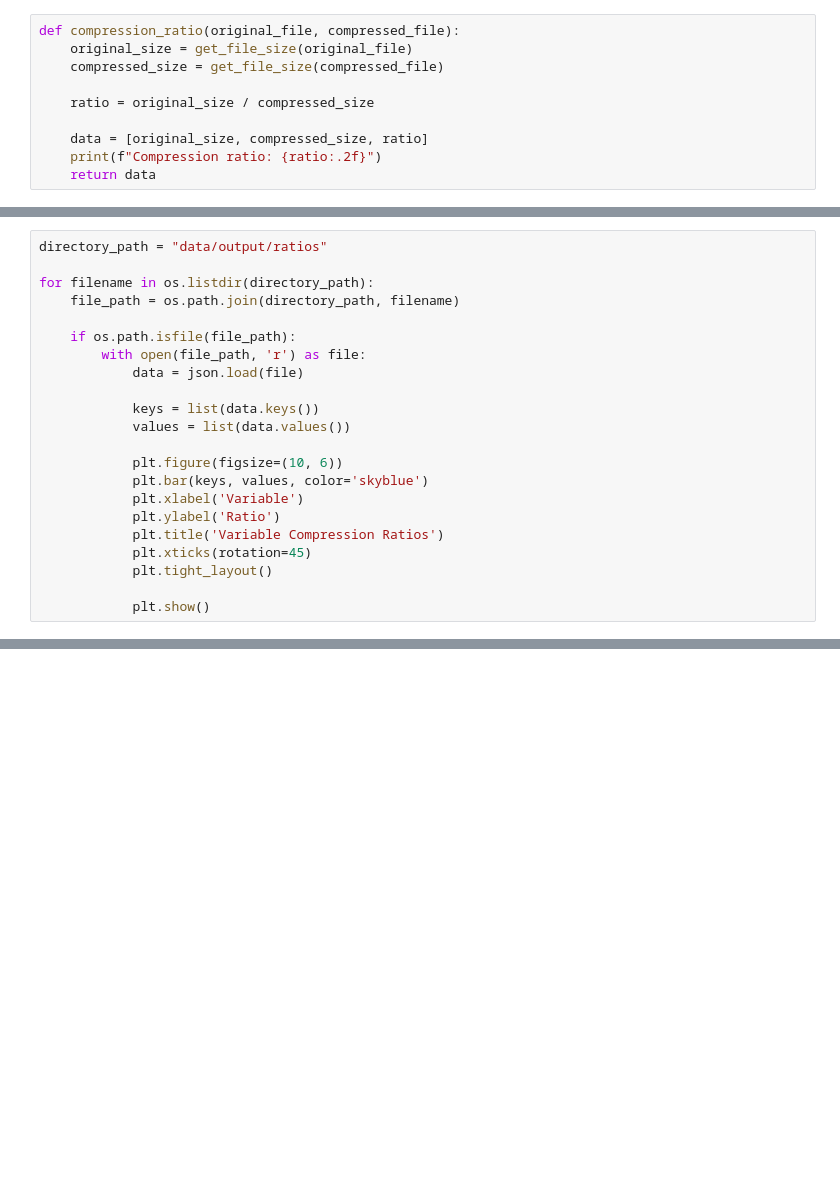
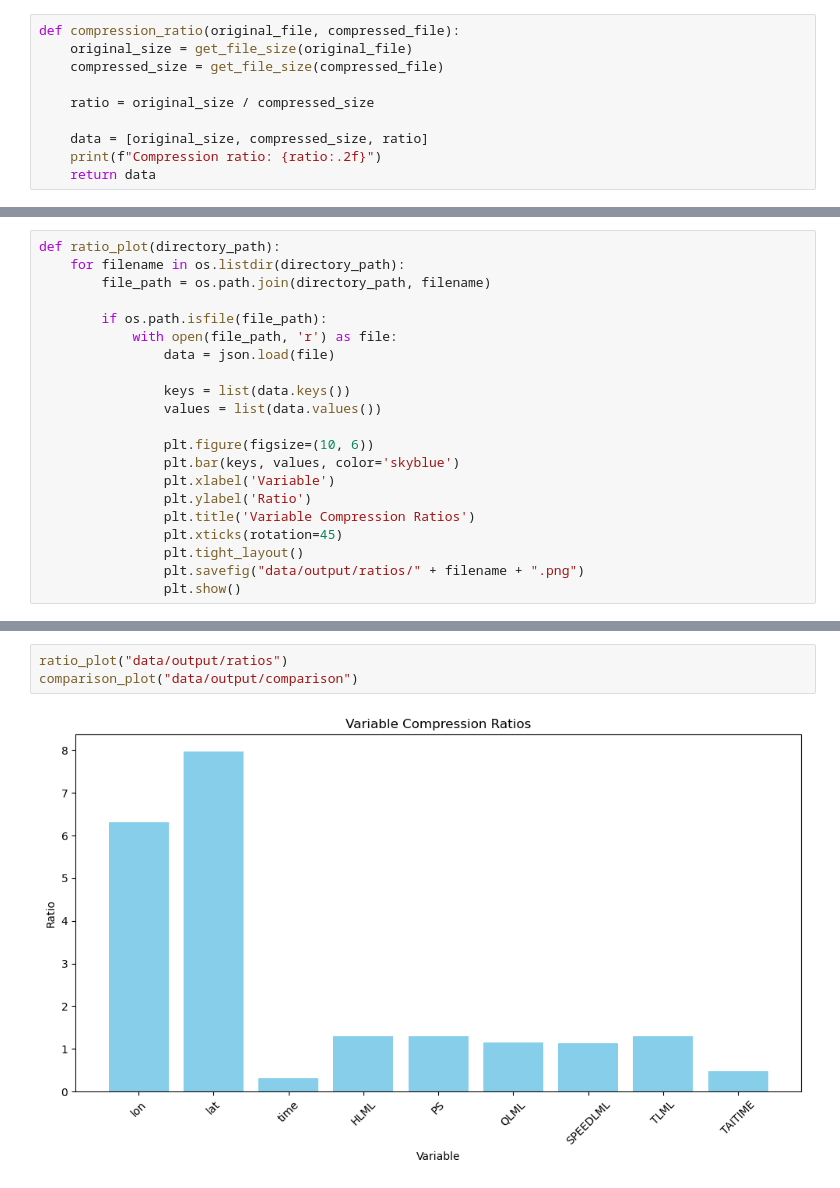
Before and after one commit to jefferyywei/nasa-compression, a Jupyter notebook: compression.ipynb, the cells around one changed output, grey strips where cells are left out. Drawn from its saved outputs; the diff is of its cells as text; blank space fills up the shorter version.

```diff
--- a/compression.ipynb
+++ b/compression.ipynb
@@ -115,24 +126,23 @@ Compression ratio: 0.47
 Compression ratios written to data/output/ratios/GEOS.fp.asm.inst1_2d_lfo_Nx.20200303_0000.V01.nc4_ratios.json
 File size comparisons written to data/output/comparison/GEOS.fp.asm.inst1_2d_lfo_Nx.20200303_0000.V01.nc4_comparison.json
 # %%
-directory_path = "data/output/ratios"
+def ratio_plot(directory_path):
+    for filename in os.listdir(directory_path):
+        file_path = os.path.join(directory_path, filename)
 
-for filename in os.listdir(directory_path):
-    file_path = os.path.join(directory_path, filename)
+        if os.path.isfile(file_path):
+            with open(file_path, 'r') as file:
+                data = json.load(file)
 
-    if os.path.isfile(file_path):
-        with open(file_path, 'r') as file:
-            data = json.load(file)
+                keys = list(data.keys())
+                values = list(data.values())
 
-            keys = list(data.keys())
-            values = list(data.values())
-
-            plt.figure(figsize=(10, 6))
-            plt.bar(keys, values, color='skyblue')
-            plt.xlabel('Variable')
-            plt.ylabel('Ratio')
-            plt.title('Variable Compression Ratios')
-            plt.xticks(rotation=45)
-            plt.tight_layout()
-
-            plt.show()
+                plt.figure(figsize=(10, 6))
+                plt.bar(keys, values, color='skyblue')
+                plt.xlabel('Variable')
+                plt.ylabel('Ratio')
+                plt.title('Variable Compression Ratios')
+                plt.xticks(rotation=45)
+                plt.tight_layout()
+                plt.savefig("data/output/ratios/" + filename + ".png")
+                plt.show()
@@ -172,0 +179,5 @@ for filename in os.listdir(directory_path):
+# %%
+ratio_plot("data/output/ratios")
+comparison_plot("data/output/comparison")
+# %% [output]
+[figure, added]
```
Also changed, not shown: parts of 7 cells of this notebook, 20 other files.
